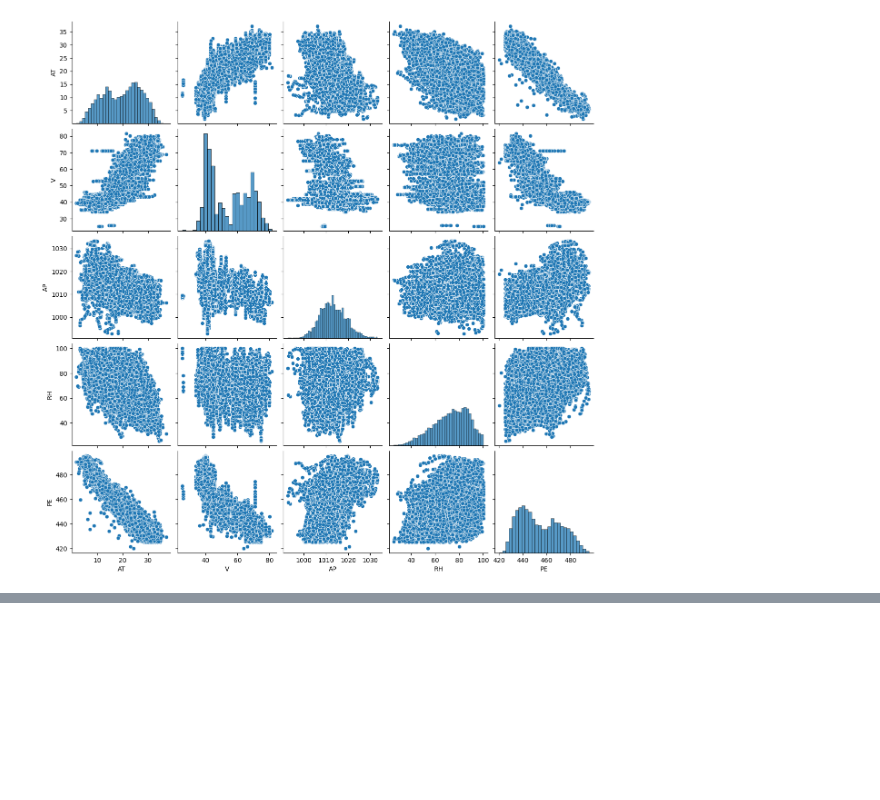
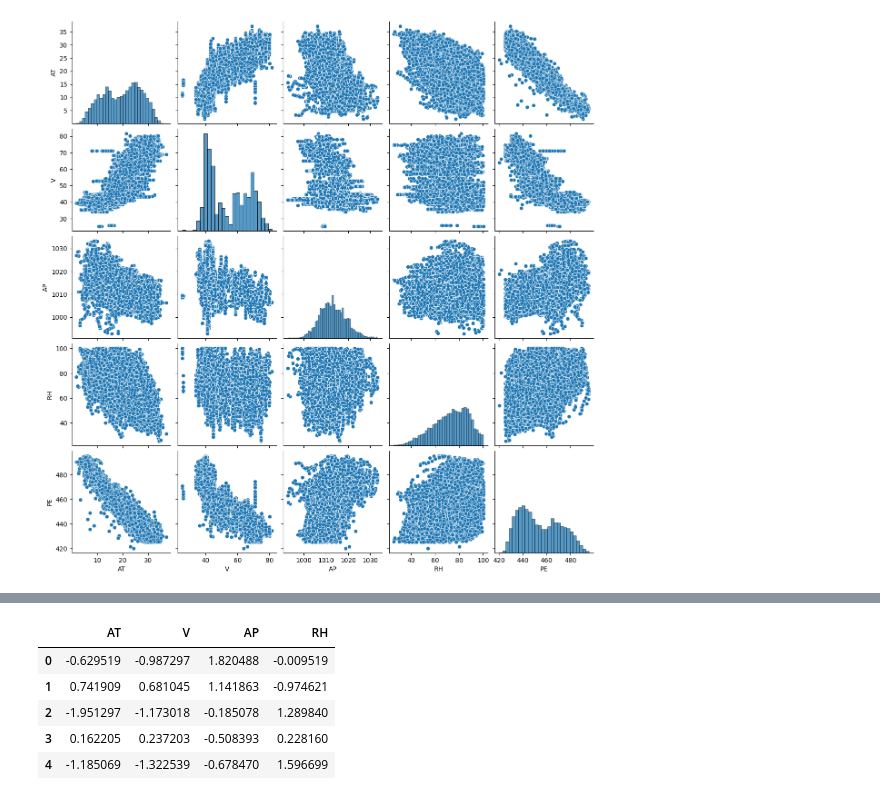
Before and after one commit to OptoDevz/group_7_power_plant_project, a Jupyter notebook: folder/Group_7-Power output predictor project-1.ipynb, the cells around one changed output, grey strips where cells are left out. Cells and saved outputs as stored; diff of their text form; code cells hidden in the pictures; blank space fills up the shorter version.

```diff
--- a/folder/Group_7-Power output predictor project-1.ipynb
+++ b/folder/Group_7-Power output predictor project-1.ipynb
@@ -113,0 +126,13 @@ Text(0.5, 1.0, 'Power Plant Correlation Heatmap')
+# %%
+input_data['AT'] = (input_data['AT'] - np.mean(input_data['AT']))/(np.std(input_data['AT']))
+input_data['V'] = (input_data['V'] - np.mean(input_data['V']))/(np.std(input_data['V']))
+input_data['AP'] = (input_data['AP'] - np.mean(input_data['AP']))/(np.std(input_data['AP']))
+input_data['RH'] = (input_data['RH'] - np.mean(input_data['RH']))/(np.std(input_data['RH']))
+input_data.head()
+# %% [output]
+|  | AT | V | AP | RH |
+| 0 | -0.629519 | -0.987297 | 1.820488 | -0.009519 |
+| 1 | 0.741909 | 0.681045 | 1.141863 | -0.974621 |
+| 2 | -1.951297 | -1.173018 | -0.185078 | 1.289840 |
+| 3 | 0.162205 | 0.237203 | -0.508393 | 0.228160 |
+| 4 | -1.185069 | -1.322539 | -0.678470 | 1.596699 |
```
Also changed, not shown: parts of 3 cells of this notebook.
